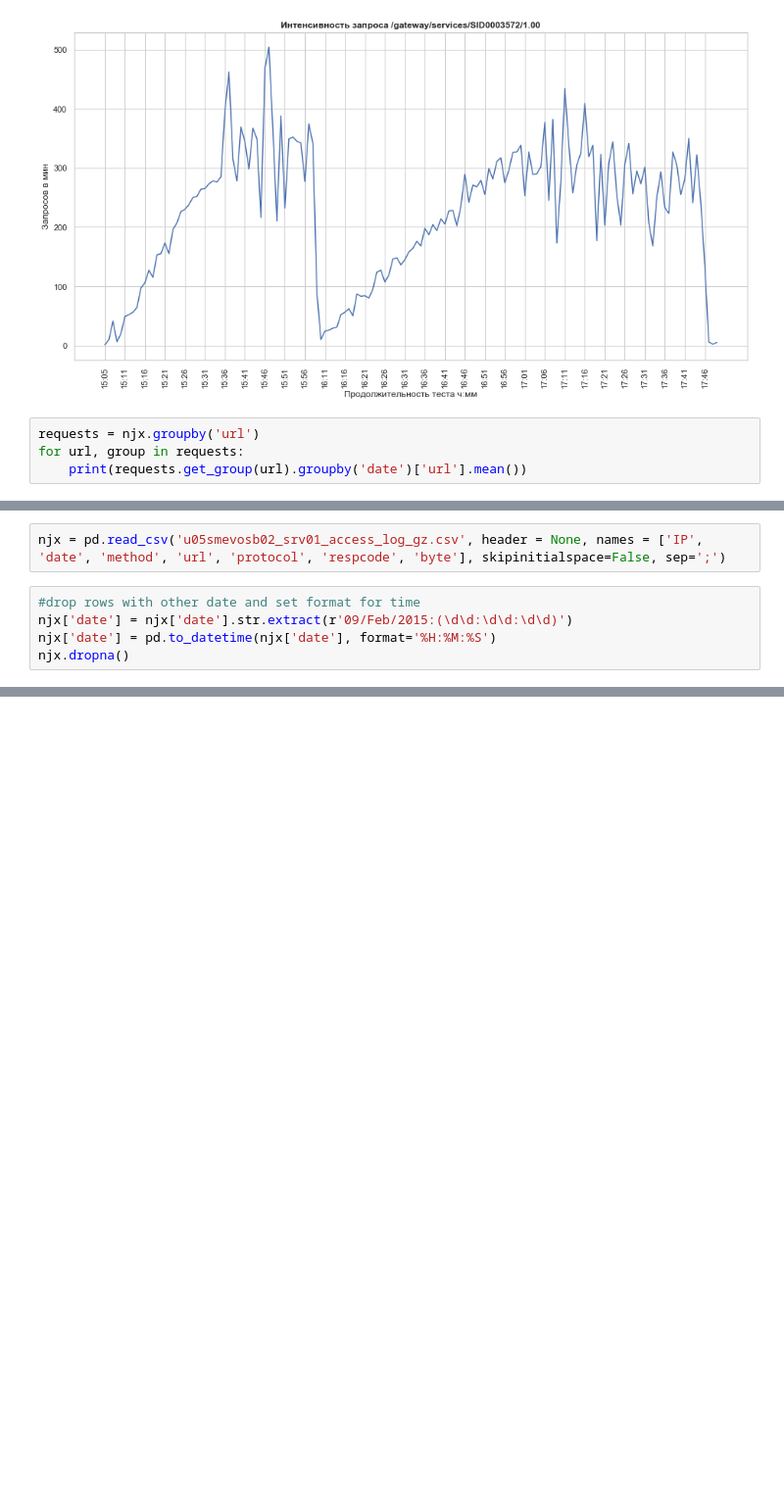
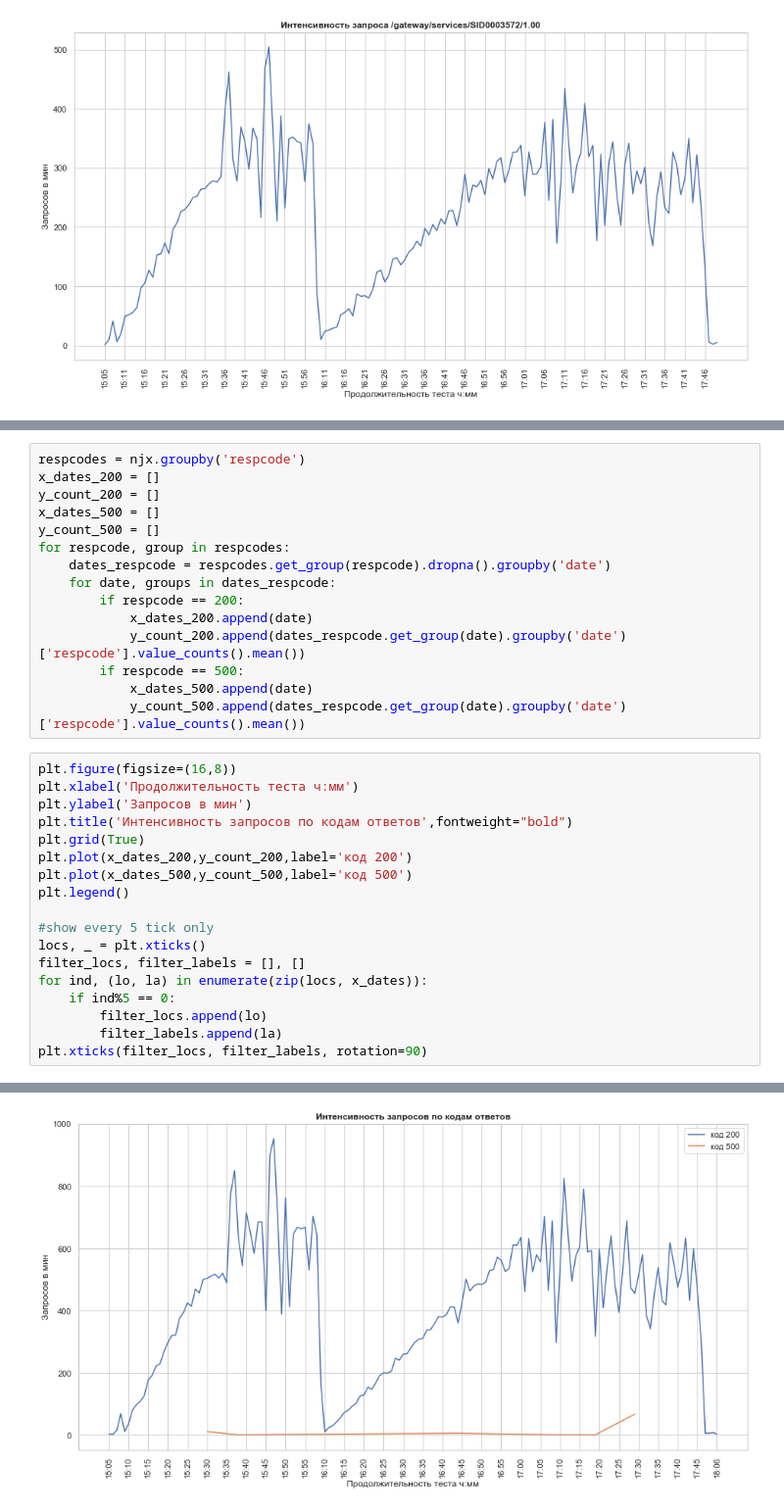
Before and after one commit to Ankelt/ipython_requests, a Jupyter notebook: Untitled.ipynb, the cells around one changed output, grey strips where cells are left out. Shown: that part at 98% size. Drawn from its saved outputs; the diff is of its cells as text; blank space fills up the shorter version.

```diff
--- a/Untitled.ipynb
+++ b/Untitled.ipynb
@@ -103,7 +103,3 @@ paint_graph('/gateway/services/SID0003572/1.00', x_dates_3572, y_count_3572)
 [figure]
 [figure]
 [figure]
-# %%
-requests = njx.groupby('url')
-for url, group in requests:
-    print(requests.get_group(url).groupby('date')['url'].mean())
@@ -129,7 +105,0 @@ Name: date, dtype: int64
-# %%
-njx = pd.read_csv('u05smevosb02_srv01_access_log_gz.csv', header = None, names = ['IP', 'date', 'method', 'url', 'protocol', 'respcode', 'byte'], skipinitialspace=False, sep=';')
-# %%
-#drop rows with other date and set format for time
-njx['date'] = njx['date'].str.extract(r'09/Feb/2015:(\d\d:\d\d:\d\d)')
-njx['date'] = pd.to_datetime(njx['date'], format='%H:%M:%S')
-njx.dropna()
@@ -195,0 +106,34 @@ Name: protocol, Length: 22158, dtype: int64
+# %%
+respcodes = njx.groupby('respcode')
+x_dates_200 = []
+y_count_200 = []
+x_dates_500 = []
+y_count_500 = []
+for respcode, group in respcodes:
+    dates_respcode = respcodes.get_group(respcode).dropna().groupby('date')
+    for date, groups in dates_respcode:
+        if respcode == 200:
+            x_dates_200.append(date)
+            y_count_200.append(dates_respcode.get_group(date).groupby('date')['respcode'].value_counts().mean())
+        if respcode == 500:
+            x_dates_500.append(date)
+            y_count_500.append(dates_respcode.get_group(date).groupby('date')['respcode'].value_counts().mean())
+# %%
+plt.figure(figsize=(16,8))
+plt.xlabel('Продолжительность теста ч:мм')
+plt.ylabel('Запросов в мин')
+plt.title('Интенсивность запросов по кодам ответов',fontweight="bold")
+plt.grid(True)
+plt.plot(x_dates_200,y_count_200,label='код 200')
+plt.plot(x_dates_500,y_count_500,label='код 500')
+plt.legend()
+
+#show every 5 tick only
+locs, _ = plt.xticks()
+filter_locs, filter_labels = [], []
+for ind, (lo, la) in enumerate(zip(locs, x_dates)):
+    if ind%5 == 0:
+        filter_locs.append(lo)
+        filter_labels.append(la)
+plt.xticks(filter_locs, filter_labels, rotation=90)
+# %% [output]
@@ -195,0 +157 @@ Name: protocol, Length: 22158, dtype: int64
+[figure, added]
```
Also changed, not shown: parts of 6 cells of this notebook.
